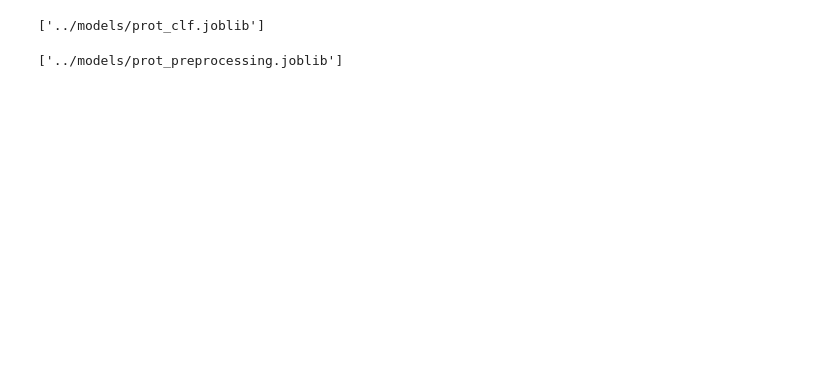
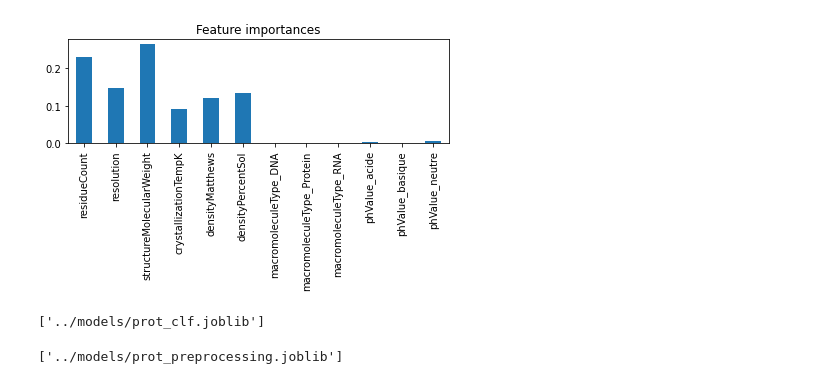
Before and after one commit to edingizulu/structural-protein-classification, a Jupyter notebook: notebooks/ml_main.ipynb, the cells around one changed output. Drawn from its saved outputs; the diff is of its cells as text; code cells hidden in the pictures; blank space fills up the shorter version.

```diff
--- a/notebooks/ml_main.ipynb
+++ b/notebooks/ml_main.ipynb
@@ -162 +246,12 @@ fig.tight_layout()
+# %%
+names = pipe_no_rfe['clf'].feature_names_in_
+importances = pipe_no_rfe['clf'].feature_importances_
+forest_importances = pd.Series(importances, index=names)
+
+fig, ax = plt.subplots()
+forest_importances.plot.bar( ax=ax)
+ax.set_title("Feature importances")
+fig.tight_layout()
+# %% [output]
+[figure, added]
 # %%
```
Also changed, not shown: parts of 17 cells of this notebook, 1 other file.
